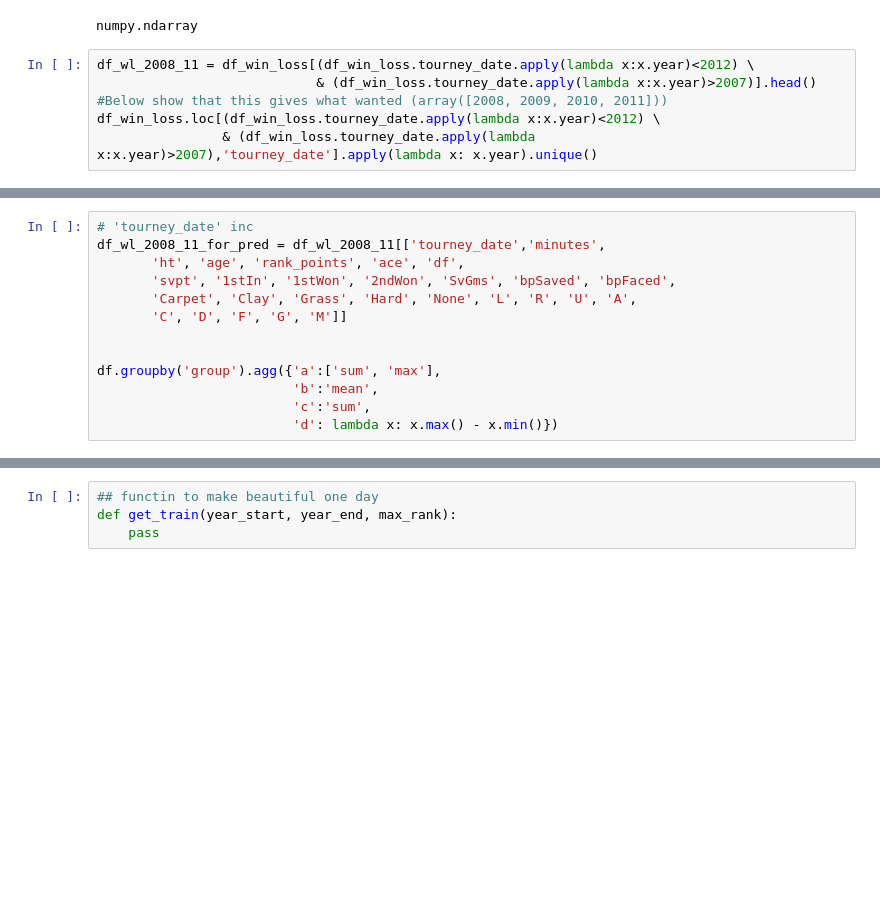
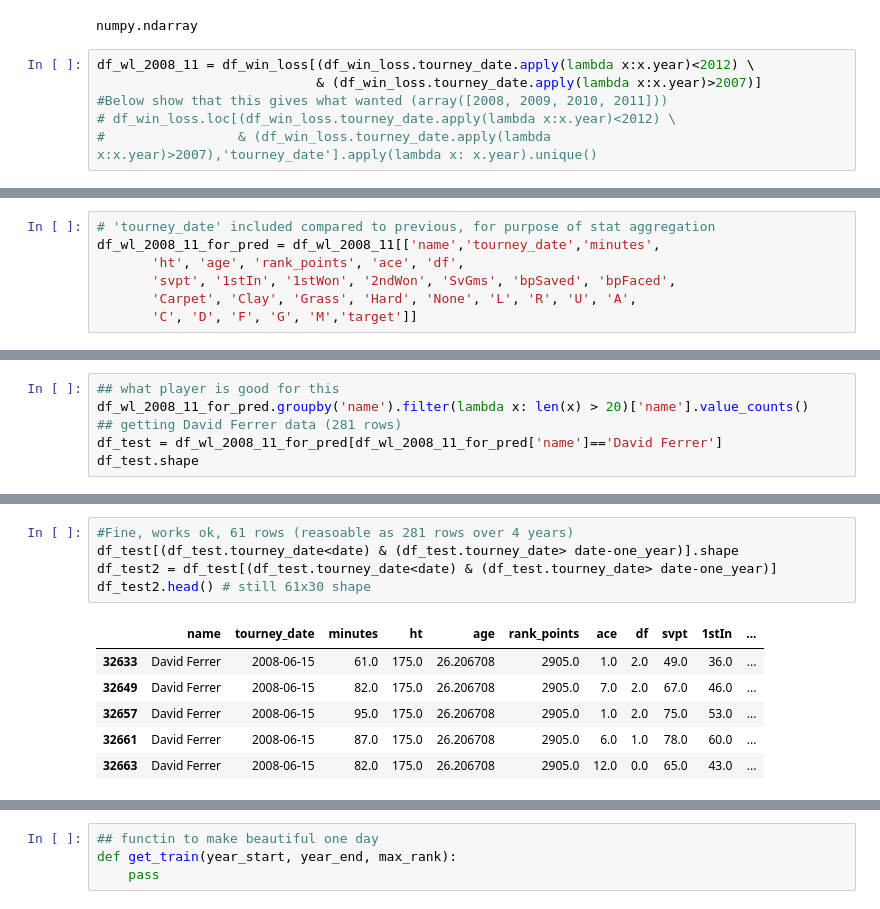
Before and after one commit to kuru0004/mens_tennis_outcomes, a Jupyter notebook: EC2_compute Populate Features using Previous Matches.ipynb, the cells around one changed output, grey strips where cells are left out. Saved outputs shown, nothing was run; the diff lists cells and outputs as text; blank space fills up the shorter version.

Commit message:
build train set on limited data

```diff
--- a/EC2_compute Populate Features using Previous Matches.ipynb
+++ b/EC2_compute Populate Features using Previous Matches.ipynb
@@ -394,7 +399,7 @@ type(df_win_loss.tourney_date.values)
 numpy.ndarray
 # %%
 df_wl_2008_11 = df_win_loss[(df_win_loss.tourney_date.apply(lambda x:x.year)<2012) \
-                            & (df_win_loss.tourney_date.apply(lambda x:x.year)>2007)].head()
+                            & (df_win_loss.tourney_date.apply(lambda x:x.year)>2007)]
 #Below show that this gives what wanted (array([2008, 2009, 2010, 2011]))
-df_win_loss.loc[(df_win_loss.tourney_date.apply(lambda x:x.year)<2012) \
-                & (df_win_loss.tourney_date.apply(lambda x:x.year)>2007),'tourney_date'].apply(lambda x: x.year).unique()
+# df_win_loss.loc[(df_win_loss.tourney_date.apply(lambda x:x.year)<2012) \
+#                 & (df_win_loss.tourney_date.apply(lambda x:x.year)>2007),'tourney_date'].apply(lambda x: x.year).unique()
@@ -403,13 +408,7 @@ array([2008, 2009, 2010, 2011])
 # %%
-# 'tourney_date' inc
-df_wl_2008_11_for_pred = df_wl_2008_11[['tourney_date','minutes',
+# 'tourney_date' included compared to previous, for purpose of stat aggregation
+df_wl_2008_11_for_pred = df_wl_2008_11[['name','tourney_date','minutes',
        'ht', 'age', 'rank_points', 'ace', 'df',
        'svpt', '1stIn', '1stWon', '2ndWon', 'SvGms', 'bpSaved', 'bpFaced',
        'Carpet', 'Clay', 'Grass', 'Hard', 'None', 'L', 'R', 'U', 'A',
-       'C', 'D', 'F', 'G', 'M']]
-
-
-df.groupby('group').agg({'a':['sum', 'max'],
-                         'b':'mean',
-                         'c':'sum',
-                         'd': lambda x: x.max() - x.min()})
+       'C', 'D', 'F', 'G', 'M','target']]
@@ -417,0 +417,6 @@ NameError: name 'df' is not defined
+# %%
+## what player is good for this
+df_wl_2008_11_for_pred.groupby('name').filter(lambda x: len(x) > 20)['name'].value_counts()
+## getting David Ferrer data (281 rows)
+df_test = df_wl_2008_11_for_pred[df_wl_2008_11_for_pred['name']=='David Ferrer']
+df_test.shape
@@ -417,0 +437,12 @@ NameError: name 'df' is not defined
+# %%
+#Fine, works ok, 61 rows (reasoable as 281 rows over 4 years)
+df_test[(df_test.tourney_date<date) & (df_test.tourney_date> date-one_year)].shape
+df_test2 = df_test[(df_test.tourney_date<date) & (df_test.tourney_date> date-one_year)]
+df_test2.head() # still 61x30 shape
+# %% [output]
+|  | name | tourney_date | minutes | ht | age | rank_points | ace | df | svpt | 1stIn | ... |
+| 32633 | David Ferrer | 2008-06-15 | 61.0 | 175.0 | 26.206708 | 2905.0 | 1.0 | 2.0 | 49.0 | 36.0 | ... |
+| 32649 | David Ferrer | 2008-06-15 | 82.0 | 175.0 | 26.206708 | 2905.0 | 7.0 | 2.0 | 67.0 | 46.0 | ... |
+| 32657 | David Ferrer | 2008-06-15 | 95.0 | 175.0 | 26.206708 | 2905.0 | 1.0 | 2.0 | 75.0 | 53.0 | ... |
+| 32661 | David Ferrer | 2008-06-15 | 87.0 | 175.0 | 26.206708 | 2905.0 | 6.0 | 1.0 | 78.0 | 60.0 | ... |
+| 32663 | David Ferrer | 2008-06-15 | 82.0 | 175.0 | 26.206708 | 2905.0 | 12.0 | 0.0 | 65.0 | 43.0 | ... |
```
Also changed, not shown: parts of 16 cells of this notebook.
